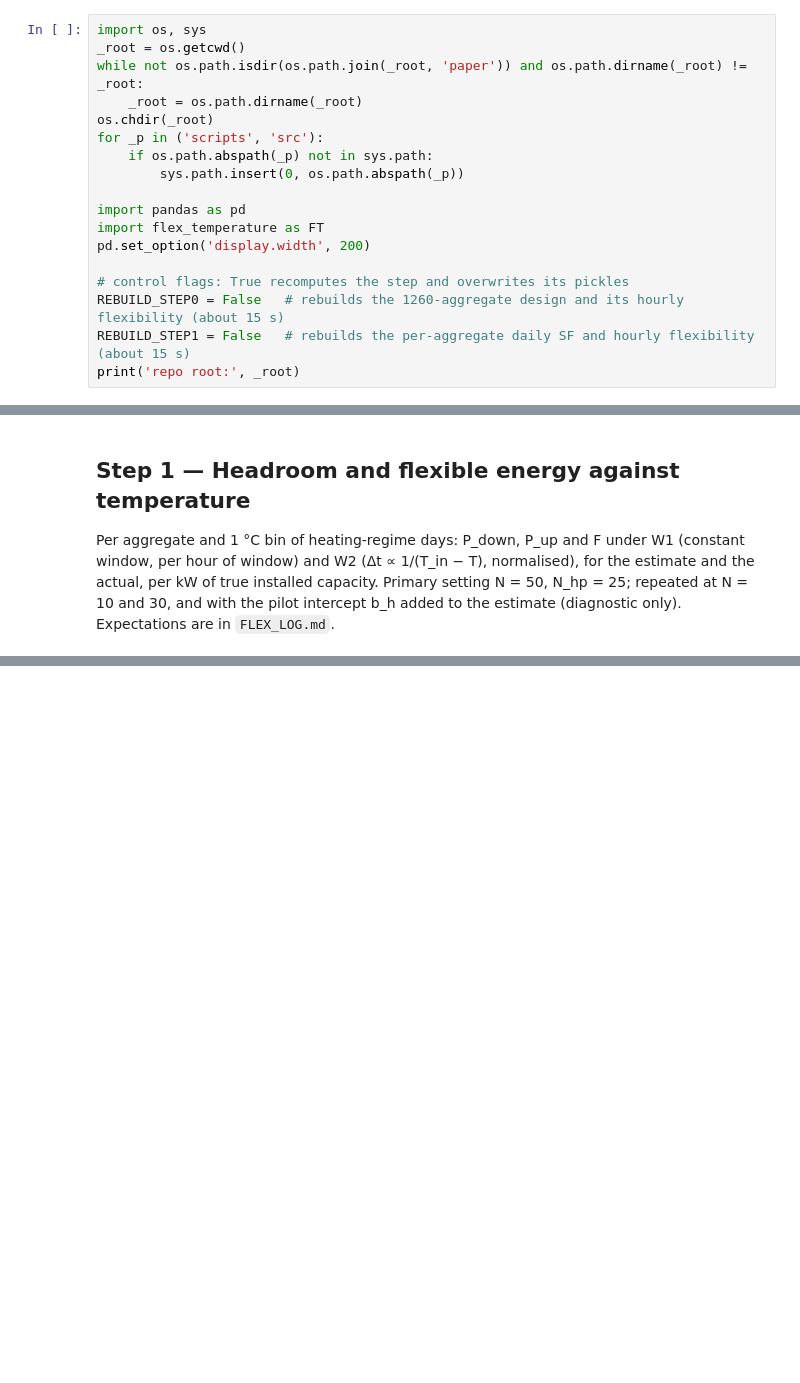
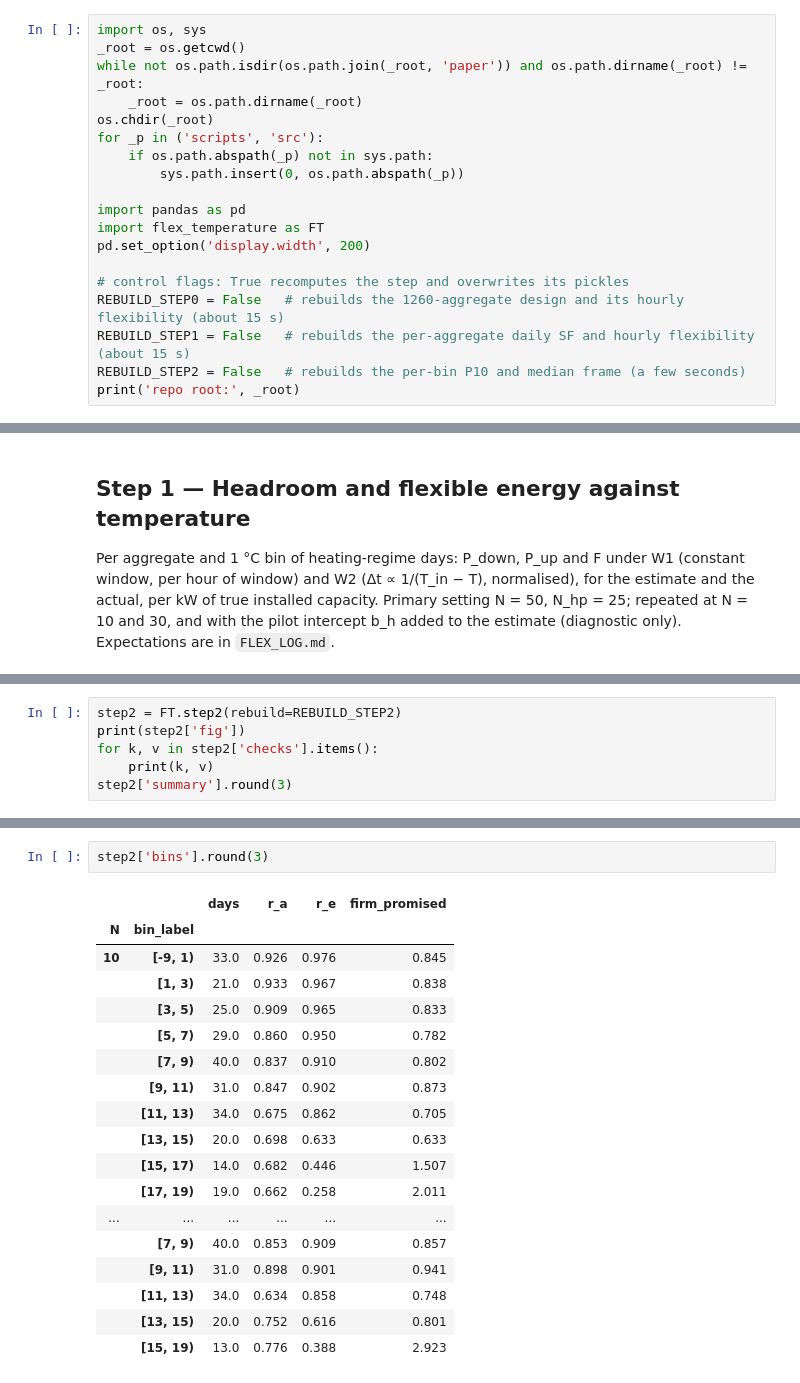
Before and after one commit to agouveia-kul/hp-sensitivity-paper, a Jupyter notebook: flex_temperature.ipynb, the cells around one changed output, grey strips where cells are left out. Cells and saved outputs as stored; diff of their text form; blank space fills up the shorter version.

```diff
--- a/flex_temperature.ipynb
+++ b/flex_temperature.ipynb
@@ -26,6 +26,7 @@ pd.set_option('display.width', 200)
 # control flags: True recomputes the step and overwrites its pickles
 REBUILD_STEP0 = False   # rebuilds the 1260-aggregate design and its hourly flexibility (about 15 s)
 REBUILD_STEP1 = False   # rebuilds the per-aggregate daily SF and hourly flexibility (about 15 s)
+REBUILD_STEP2 = False   # rebuilds the per-bin P10 and median frame (a few seconds)
 print('repo root:', _root)
 # %% [output]
 repo root: C:\Users\VENANCIA\OneDrive - VITO\Desktop\hp-sensitivity-paper
@@ -212,0 +222,6 @@ for k in [(30, 15), (10, 5), 'primary_with_b']:
+# %%
+step2 = FT.step2(rebuild=REBUILD_STEP2)
+print(step2['fig'])
+for k, v in step2['checks'].items():
+    print(k, v)
+step2['summary'].round(3)
@@ -212,0 +243,21 @@ for k in [(30, 15), (10, 5), 'primary_with_b']:
+# %%
+step2['bins'].round(3)
+# %% [output]
+|  |  | days | r_a | r_e | firm_promised |
+| N | bin_label |  |  |  |  |
+| 10 | [-9, 1) | 33.0 | 0.926 | 0.976 | 0.845 |
+|  | [1, 3) | 21.0 | 0.933 | 0.967 | 0.838 |
+|  | [3, 5) | 25.0 | 0.909 | 0.965 | 0.833 |
+|  | [5, 7) | 29.0 | 0.860 | 0.950 | 0.782 |
+|  | [7, 9) | 40.0 | 0.837 | 0.910 | 0.802 |
+|  | [9, 11) | 31.0 | 0.847 | 0.902 | 0.873 |
+|  | [11, 13) | 34.0 | 0.675 | 0.862 | 0.705 |
+|  | [13, 15) | 20.0 | 0.698 | 0.633 | 0.633 |
+|  | [15, 17) | 14.0 | 0.682 | 0.446 | 1.507 |
+|  | [17, 19) | 19.0 | 0.662 | 0.258 | 2.011 |
+| ... | ... | ... | ... | ... | ... |
+|  | [7, 9) | 40.0 | 0.853 | 0.909 | 0.857 |
+|  | [9, 11) | 31.0 | 0.898 | 0.901 | 0.941 |
+|  | [11, 13) | 34.0 | 0.634 | 0.858 | 0.748 |
+|  | [13, 15) | 20.0 | 0.752 | 0.616 | 0.801 |
+|  | [15, 19) | 13.0 | 0.776 | 0.388 | 2.923 |
```
Also changed, not shown: parts of 3 cells of this notebook, 6 other files.
